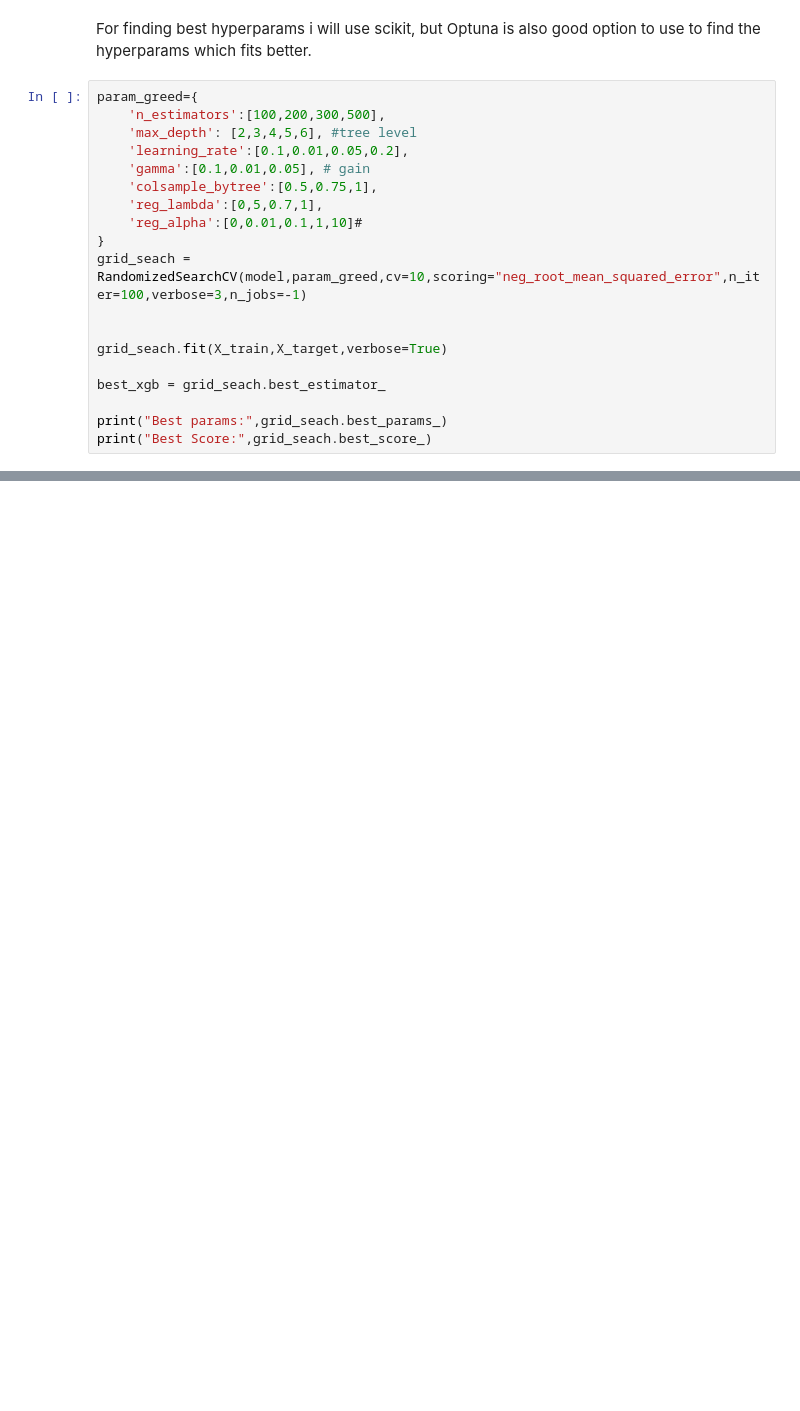
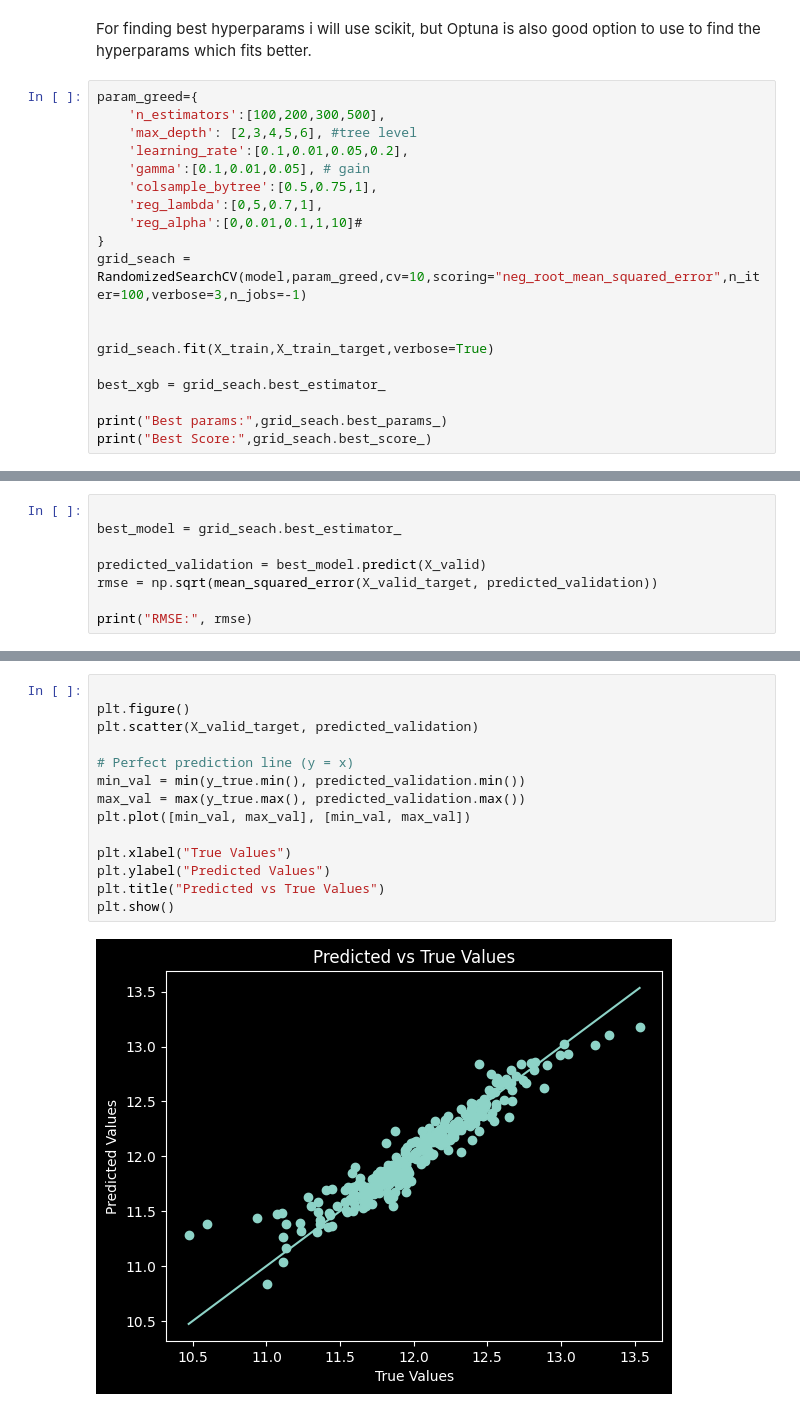
Before and after one commit to dimas2422/house-price-prediction, a Jupyter notebook: scripts.ipynb, the cells around one changed output, grey strips where cells are left out. Cells and saved outputs as stored; diff of their text form; blank space fills up the shorter version.

```diff
--- a/scripts.ipynb
+++ b/scripts.ipynb
@@ -399,7 +379,7 @@ param_greed={
 grid_seach = RandomizedSearchCV(model,param_greed,cv=10,scoring="neg_root_mean_squared_error",n_iter=100,verbose=3,n_jobs=-1)
 
 
-grid_seach.fit(X_train,X_target,verbose=True)
+grid_seach.fit(X_train,X_train_target,verbose=True)
 
 best_xgb = grid_seach.best_estimator_
 
@@ -441,0 +392,8 @@ print("RMSE:", rmse)
+# %%
+
+best_model = grid_seach.best_estimator_
+
+predicted_validation = best_model.predict(X_valid)
+rmse = np.sqrt(mean_squared_error(X_valid_target, predicted_validation))
+
+print("RMSE:", rmse)
@@ -441,0 +402,16 @@ print("RMSE:", rmse)
+# %%
+
+plt.figure()
+plt.scatter(X_valid_target, predicted_validation)
+
+# Perfect prediction line (y = x)
+min_val = min(y_true.min(), predicted_validation.min())
+max_val = max(y_true.max(), predicted_validation.max())
+plt.plot([min_val, max_val], [min_val, max_val])
+
+plt.xlabel("True Values")
+plt.ylabel("Predicted Values")
+plt.title("Predicted vs True Values")
+plt.show()
+# %% [output]
+[figure, added]
```
Also changed, not shown: parts of 12 cells of this notebook, 1 other file.
